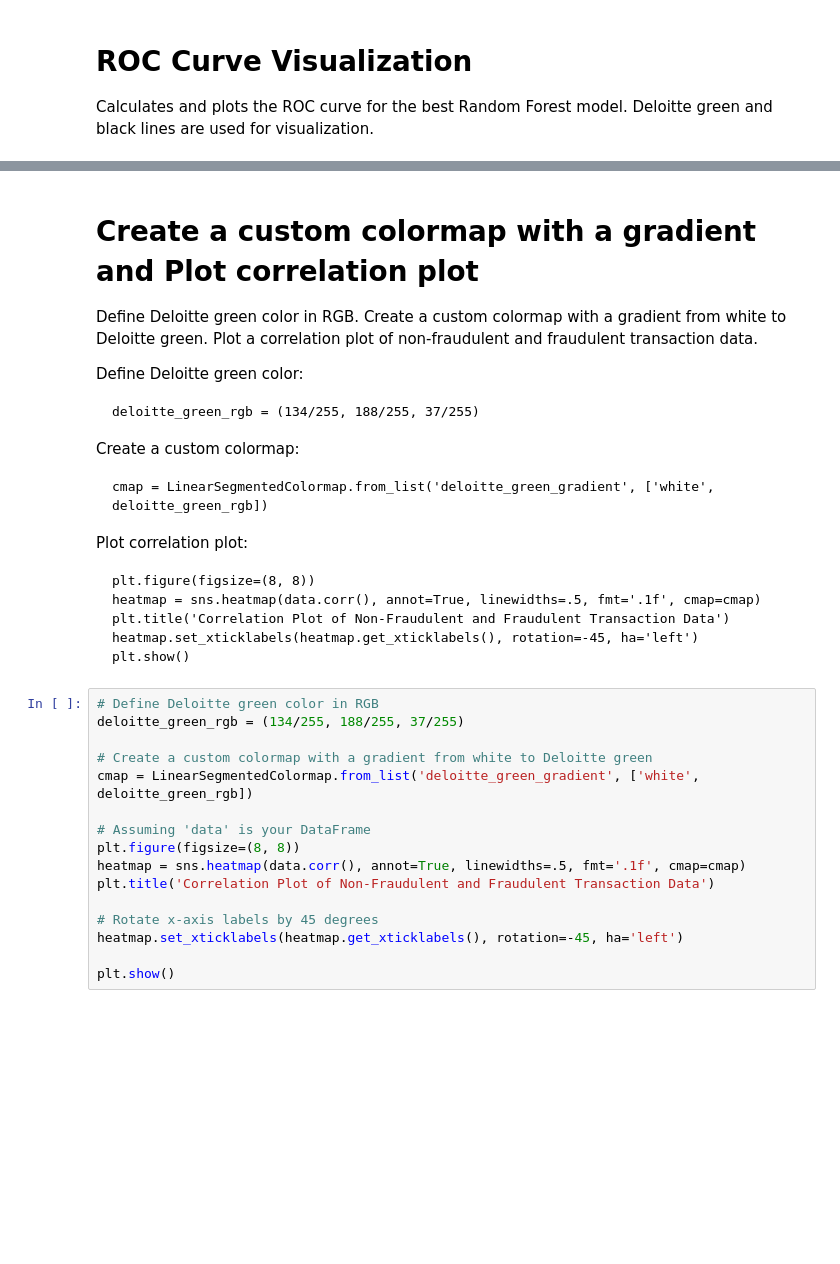
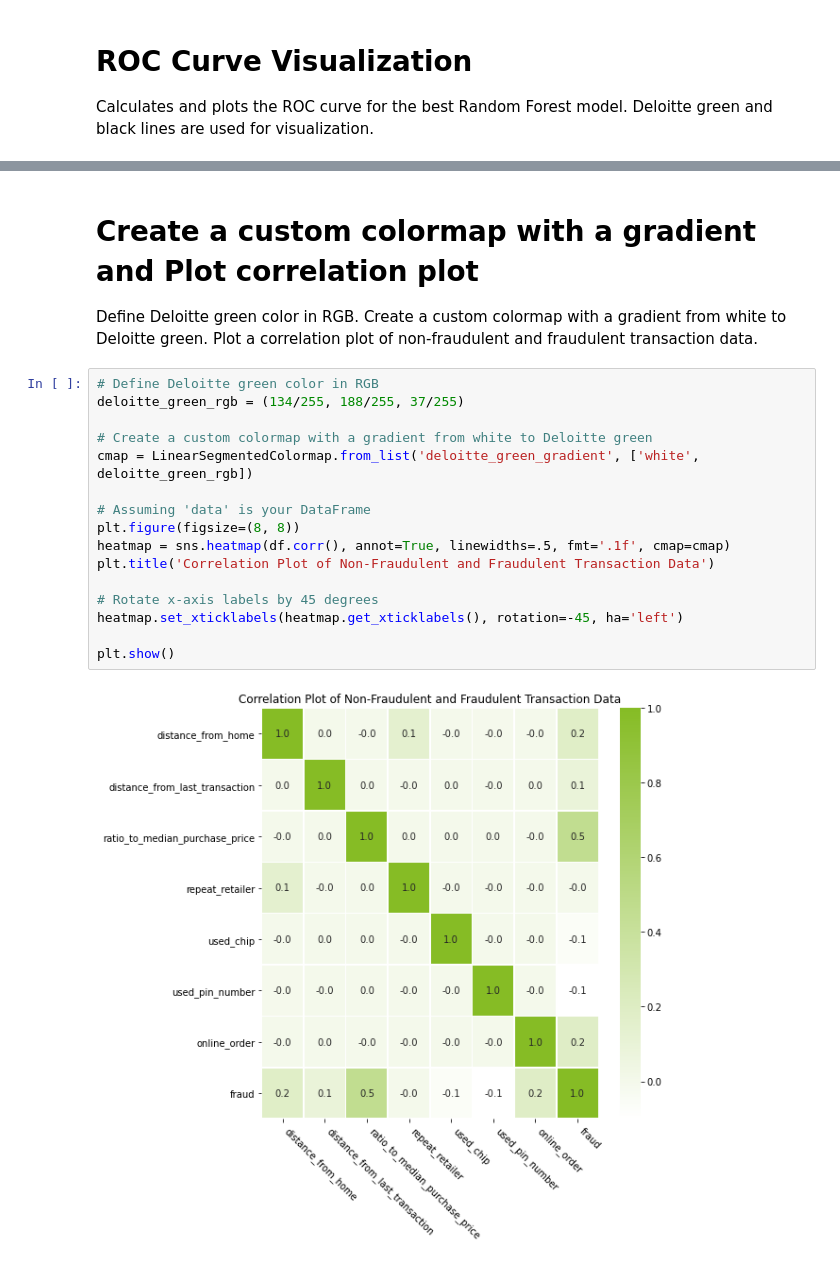
Before and after one commit to bag5635/VT_Capstone, a Jupyter notebook: Notebooks/Ryan_Lazar/Final Notebook.ipynb, the cells around one changed output, grey strips where cells are left out. Drawn from its saved outputs; the diff is of its cells as text; blank space fills up the shorter version.

```diff
--- a/Notebooks/Ryan_Lazar/Final Notebook.ipynb
+++ b/Notebooks/Ryan_Lazar/Final Notebook.ipynb
@@ -536,30 +574,22 @@ plt.show()
 <section>
   <h1>Create a custom colormap with a gradient and Plot correlation plot</h1>
   <p>Define Deloitte green color in RGB. Create a custom colormap with a gradient from white to Deloitte green. Plot a correlation plot of non-fraudulent and fraudulent transaction data.</p>
-  <p>Define Deloitte green color:</p>
-  <pre><code>deloitte_green_rgb = (134/255, 188/255, 37/255)</code></pre>
-  <p>Create a custom colormap:</p>
-  <pre><code>cmap = LinearSegmentedColormap.from_list('deloitte_green_gradient', ['white', deloitte_green_rgb])</code></pre>
-  <p>Plot correlation plot:</p>
-  <pre><code>plt.figure(figsize=(8, 8))
-heatmap = sns.heatmap(data.corr(), annot=True, linewidths=.5, fmt='.1f', cmap=cmap)
-plt.title('Correlation Plot of Non-Fraudulent and Fraudulent Transaction Data')
-heatmap.set_xticklabels(heatmap.get_xticklabels(), rotation=-45, ha='left')
-plt.show()</code></pre>
 </section>
 # %%
 # Define Deloitte green color in RGB
 deloitte_green_rgb = (134/255, 188/255, 37/255)
 
 # Create a custom colormap with a gradient from white to Deloitte green
 cmap = LinearSegmentedColormap.from_list('deloitte_green_gradient', ['white', deloitte_green_rgb])
 
 # Assuming 'data' is your DataFrame
 plt.figure(figsize=(8, 8))
-heatmap = sns.heatmap(data.corr(), annot=True, linewidths=.5, fmt='.1f', cmap=cmap)
+heatmap = sns.heatmap(df.corr(), annot=True, linewidths=.5, fmt='.1f', cmap=cmap)
 plt.title('Correlation Plot of Non-Fraudulent and Fraudulent Transaction Data')
 
 # Rotate x-axis labels by 45 degrees
 heatmap.set_xticklabels(heatmap.get_xticklabels(), rotation=-45, ha='left')
 
 plt.show()
+# %% [output]
+[figure, added]
```
Also changed, not shown: parts of 39 cells of this notebook.
